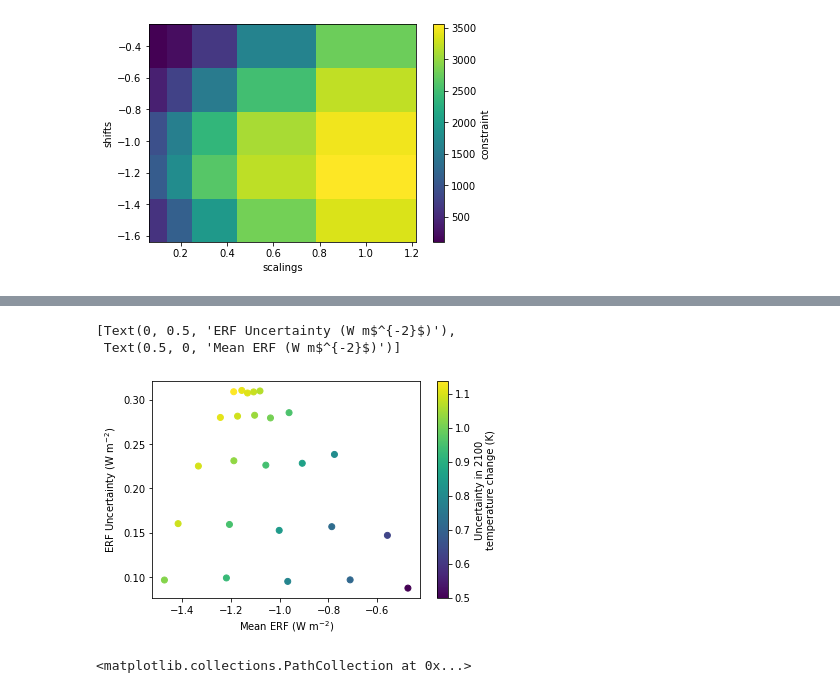
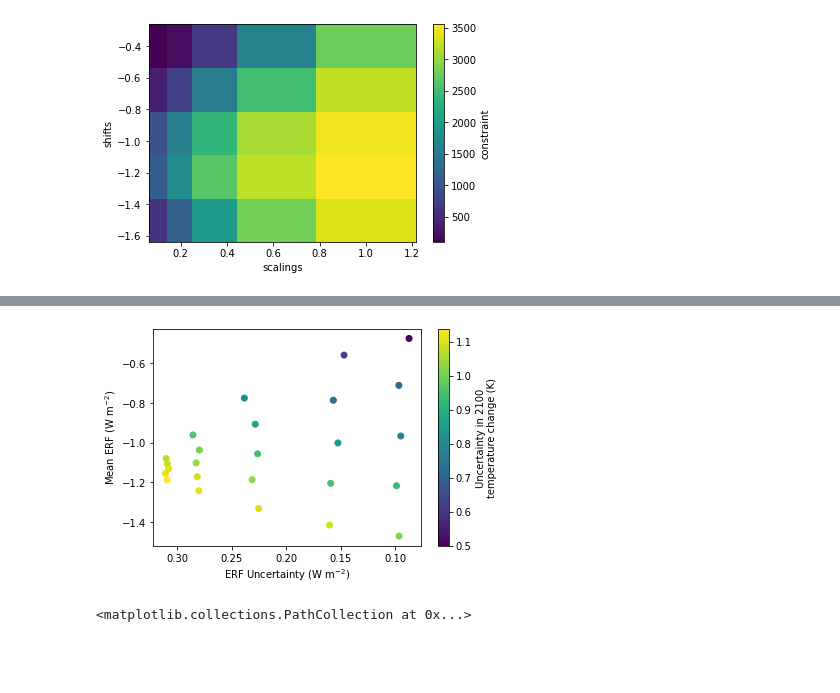
Before and after one commit to chrisroadmap/ar6-aerosol-uncertainty, a Jupyter notebook: notebooks/300_systematic_resampling.ipynb, the cells around one changed output, grey strips where cells are left out. Drawn from its saved outputs; the diff is of its cells as text; code cells hidden in the pictures; blank space fills up the shorter version.

```diff
--- a/notebooks/300_systematic_resampling.ipynb
+++ b/notebooks/300_systematic_resampling.ipynb
@@ -87,10 +108,9 @@ erf_ds.constraint.sum("member").plot()
 # %%
-erf_ds.plot.scatter('Mean ERF', 'ERF Uncertainty', hue='Uncertainty in 2100 temperature change (K)')
-pl.setp(pl.gca(), xlabel='Mean ERF (W m$^{-2}$)', ylabel='ERF Uncertainty (W m$^{-2}$)')
+erf_ds.plot.scatter('ERF Uncertainty', 'Mean ERF', hue='Uncertainty in 2100 temperature change (K)')
+pl.setp(pl.gca(), ylabel='Mean ERF (W m$^{-2}$)', xlabel='ERF Uncertainty (W m$^{-2}$)')
+pl.gca().invert_xaxis()
 # %% [output]
-[Text(0, 0.5, 'ERF Uncertainty (W m$^{-2}$)'),
- Text(0.5, 0, 'Mean ERF (W m$^{-2}$)')]
-[figure, old version]
+[figure, new version]
 # %%
 erf_ds.plot.scatter('Mean ERF', 'ERF Uncertainty', hue='Temperature change by 2100 (K)')
 # %% [output]
```
Also changed, not shown: parts of 17 cells of this notebook.
